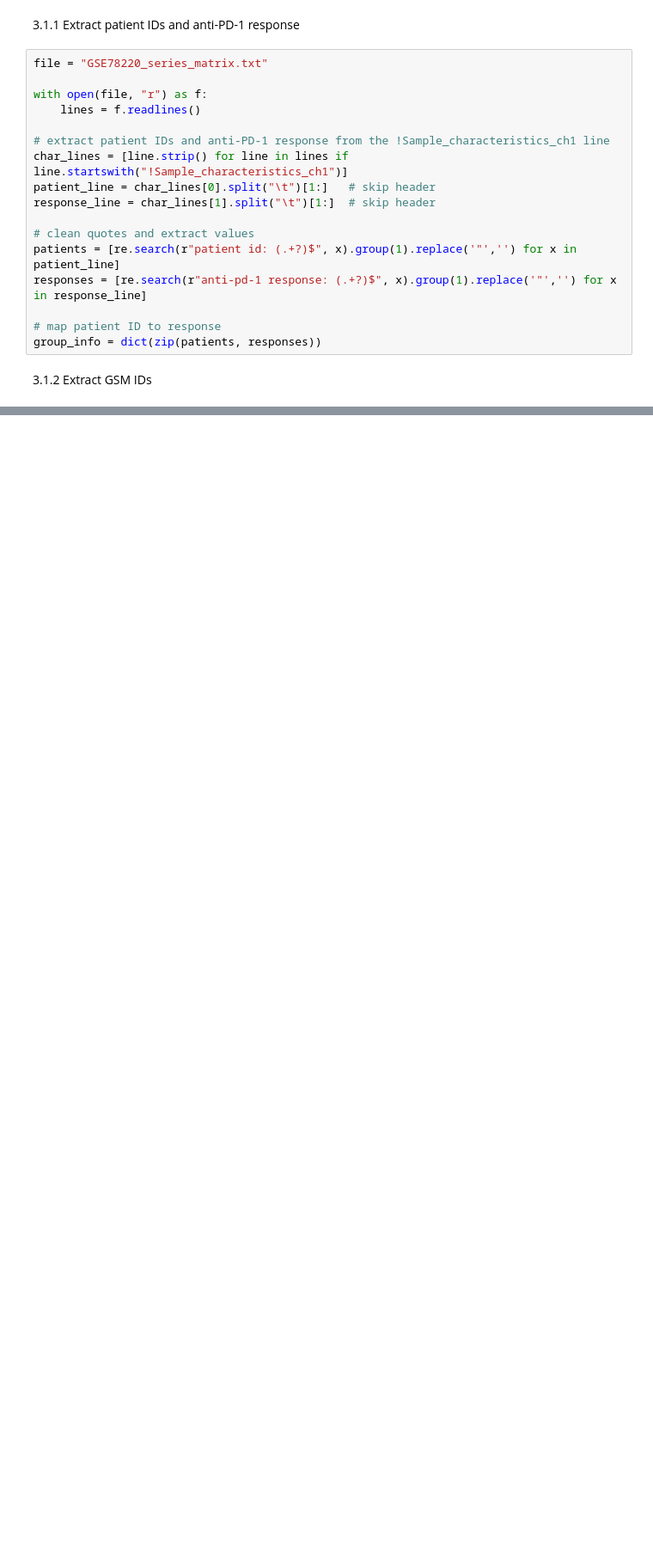
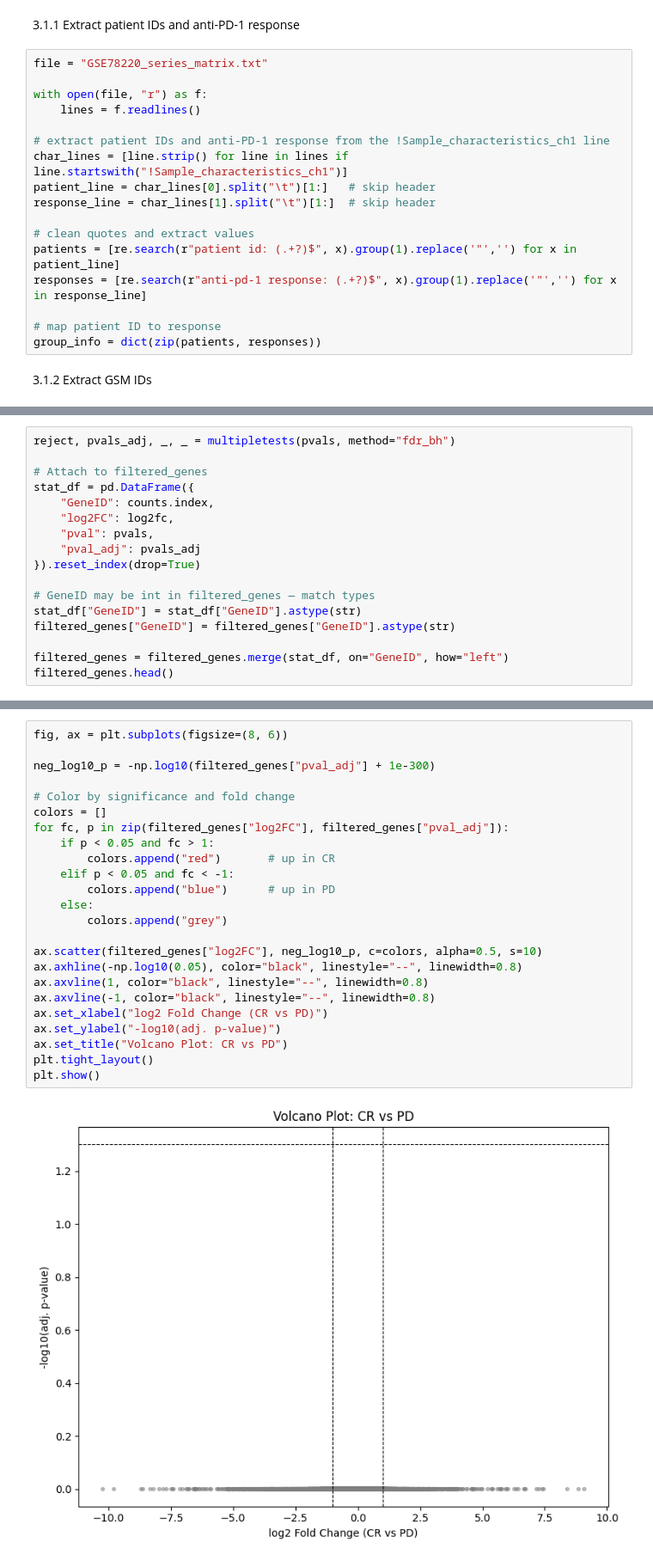
Before and after one commit to wookyung-lee/Network-based-analysis-of-breast-cancer-therapy-resistance, a Jupyter notebook: main.ipynb, the cells around one changed output, grey strips where cells are left out. Shown at 86% size. Drawn from its saved outputs; the diff is of its cells as text; blank space fills up the shorter version.

```diff
--- a/main.ipynb
+++ b/main.ipynb
@@ -368,0 +357,17 @@ print(de_results.sort_values("padj").head(10))
+# %%
+reject, pvals_adj, _, _ = multipletests(pvals, method="fdr_bh")
+
+# Attach to filtered_genes
+stat_df = pd.DataFrame({
+    "GeneID": counts.index,
+    "log2FC": log2fc,
+    "pval": pvals,
+    "pval_adj": pvals_adj
+}).reset_index(drop=True)
+
+# GeneID may be int in filtered_genes — match types
+stat_df["GeneID"] = stat_df["GeneID"].astype(str)
+filtered_genes["GeneID"] = filtered_genes["GeneID"].astype(str)
+
+filtered_genes = filtered_genes.merge(stat_df, on="GeneID", how="left")
+filtered_genes.head()
@@ -368,0 +384,26 @@ print(de_results.sort_values("padj").head(10))
+# %%
+fig, ax = plt.subplots(figsize=(8, 6))
+
+neg_log10_p = -np.log10(filtered_genes["pval_adj"] + 1e-300)
+
+# Color by significance and fold change
+colors = []
+for fc, p in zip(filtered_genes["log2FC"], filtered_genes["pval_adj"]):
+    if p < 0.05 and fc > 1:
+        colors.append("red")       # up in CR
+    elif p < 0.05 and fc < -1:
+        colors.append("blue")      # up in PD
+    else:
+        colors.append("grey")
+
+ax.scatter(filtered_genes["log2FC"], neg_log10_p, c=colors, alpha=0.5, s=10)
+ax.axhline(-np.log10(0.05), color="black", linestyle="--", linewidth=0.8)
+ax.axvline(1, color="black", linestyle="--", linewidth=0.8)
+ax.axvline(-1, color="black", linestyle="--", linewidth=0.8)
+ax.set_xlabel("log2 Fold Change (CR vs PD)")
+ax.set_ylabel("-log10(adj. p-value)")
+ax.set_title("Volcano Plot: CR vs PD")
+plt.tight_layout()
+plt.show()
+# %% [output]
+[figure, added]
```
Also changed, not shown: parts of 27 cells of this notebook.
